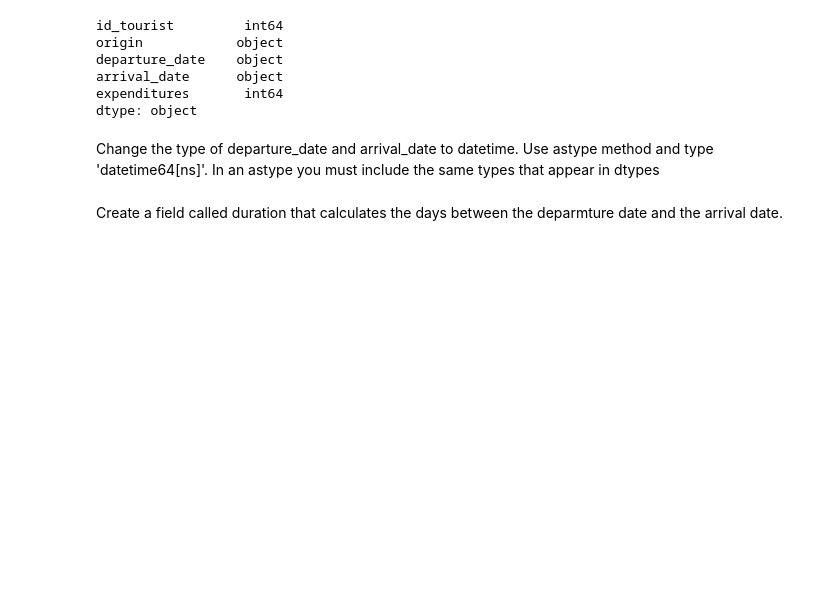
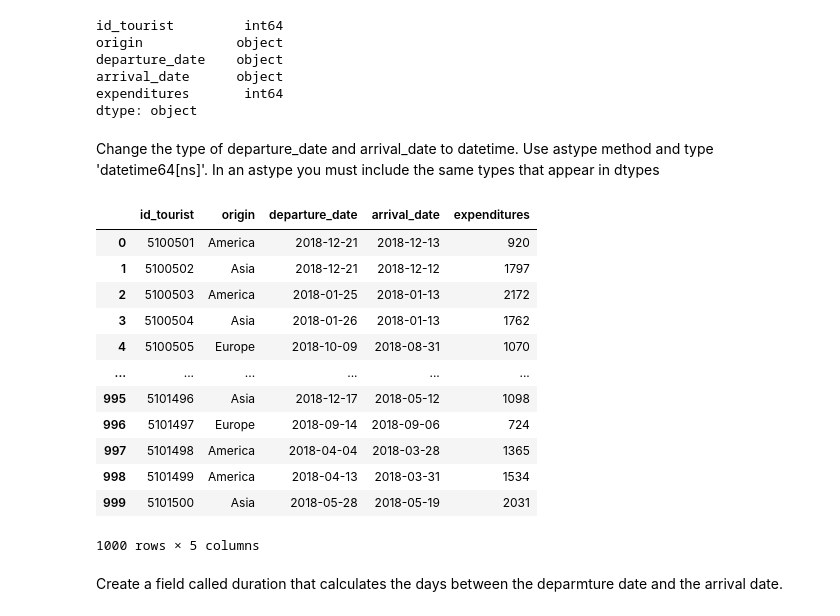
Before and after one commit to intisar2024/master_ITM, a Jupyter notebook: EJ08_STATEMENTS_pandas1.ipynb, the cells around one changed output. Cells and saved outputs as stored; diff of their text form; code cells hidden in the pictures; blank space fills up the shorter version.

```diff
--- a/EJ08_STATEMENTS_pandas1.ipynb
+++ b/EJ08_STATEMENTS_pandas1.ipynb
@@ -98,5 +98,29 @@ dtype: object
 # %% [markdown]
 Change the type of departure_date and arrival_date to datetime. Use astype method and type 'datetime64[ns]'.
 In an astype you must include the same types that appear in dtypes
+# %%
+
+df_tur = pd.read_table("files/TOURISTS.txt",
+sep= ";" , header='infer')
+df_tur.head(10)
+df_tur['departure_date']=pd.to_datetime(df_tur['departure_date'])
+df_tur['arrival_date']=pd.to_datetime(df_tur['arrival_date'])
+
+
+df_tur
+# %% [output]
+|  | id_tourist | origin | departure_date | arrival_date | expenditures |
+| 0 | 5100501 | America | 2018-12-21 | 2018-12-13 | 920 |
+| 1 | 5100502 | Asia | 2018-12-21 | 2018-12-12 | 1797 |
+| 2 | 5100503 | America | 2018-01-25 | 2018-01-13 | 2172 |
+| 3 | 5100504 | Asia | 2018-01-26 | 2018-01-13 | 1762 |
+| 4 | 5100505 | Europe | 2018-10-09 | 2018-08-31 | 1070 |
+| ... | ... | ... | ... | ... | ... |
+| 995 | 5101496 | Asia | 2018-12-17 | 2018-05-12 | 1098 |
+| 996 | 5101497 | Europe | 2018-09-14 | 2018-09-06 | 724 |
+| 997 | 5101498 | America | 2018-04-04 | 2018-03-28 | 1365 |
+| 998 | 5101499 | America | 2018-04-13 | 2018-03-31 | 1534 |
+| 999 | 5101500 | Asia | 2018-05-28 | 2018-05-19 | 2031 |
+1000 rows × 5 columns
 # %% [markdown]
 Create a field called duration that calculates the days between the deparmture date and the arrival date.
```
Also changed, not shown: parts of 1 cell of this notebook.
